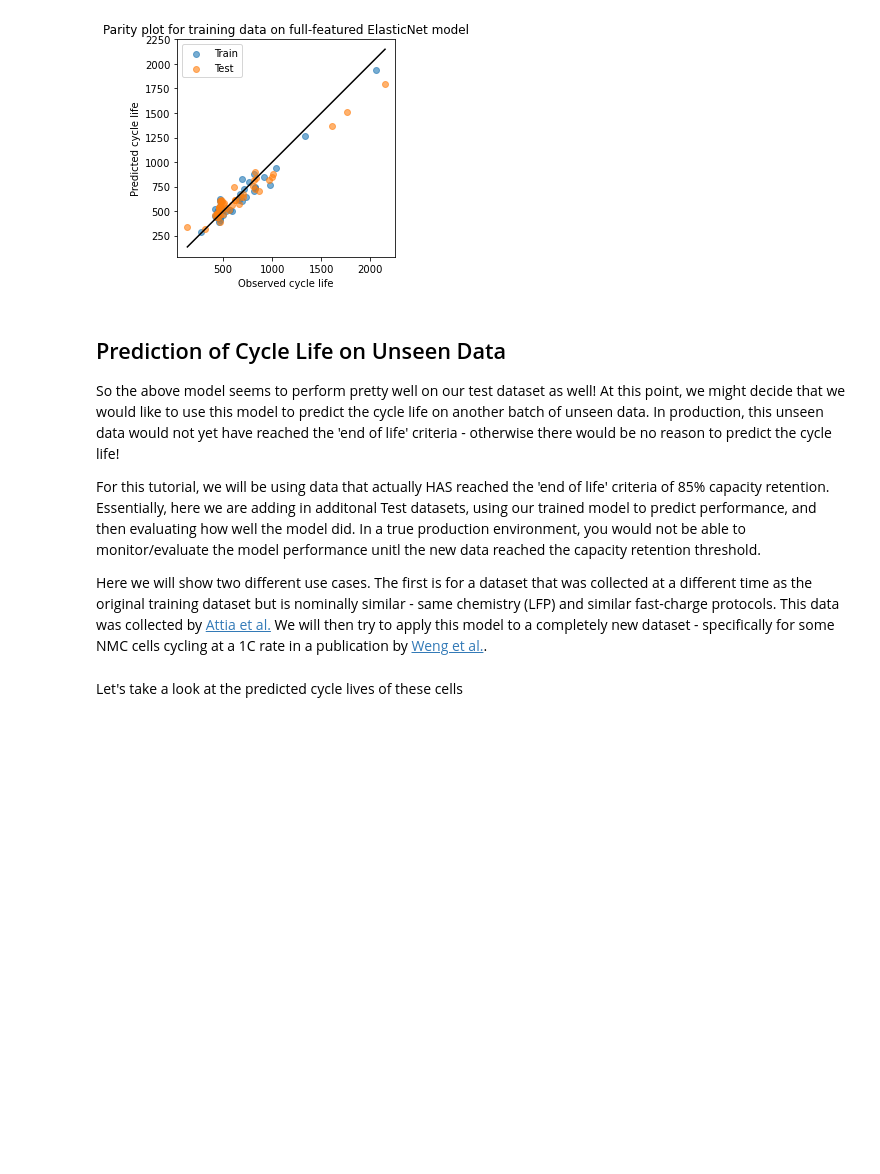
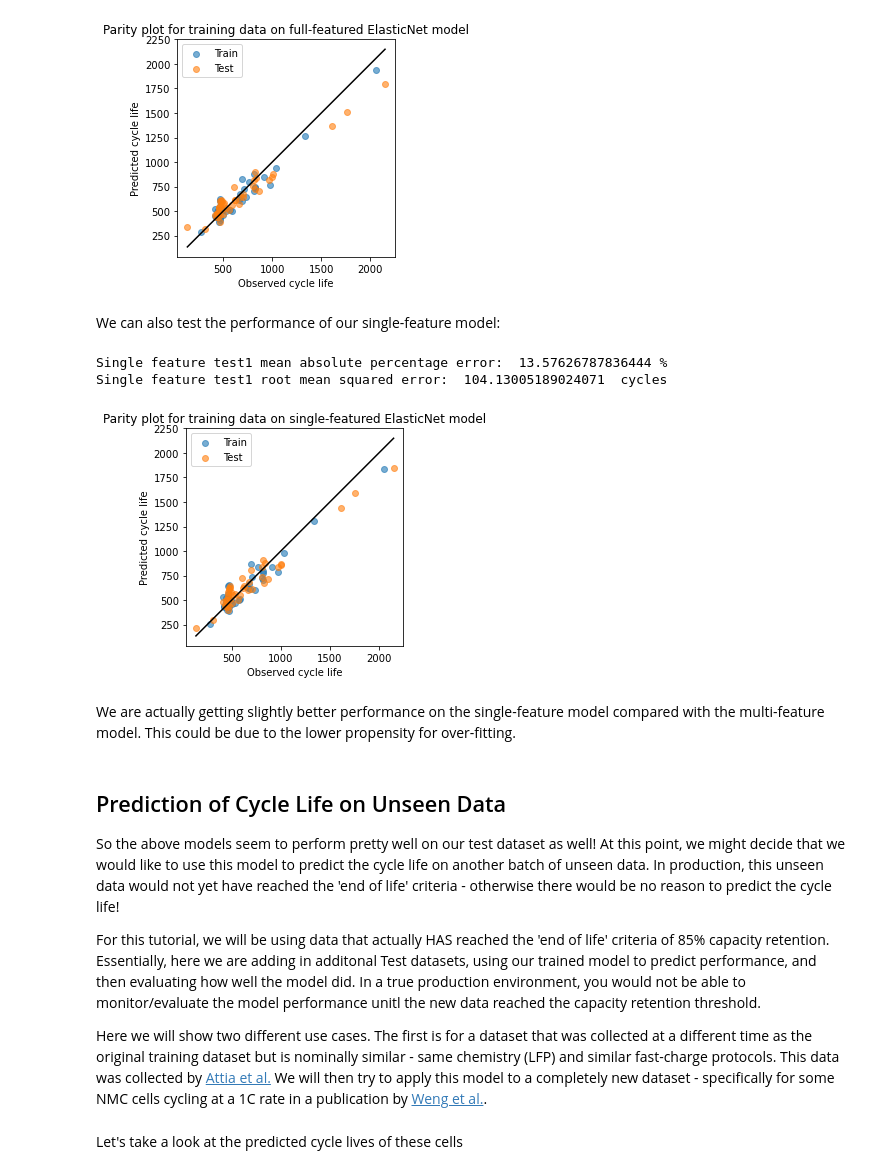
Before and after one commit to Voltaiq/vce_Cycle-Life-Prediction-Tutorial_1451ae38, a Jupyter notebook: main.ipynb, the cells around one changed output. Drawn from its saved outputs; the diff is of its cells as text; code cells hidden in the pictures; blank space fills up the shorter version.

```diff
--- a/main.ipynb
+++ b/main.ipynb
@@ -312,11 +349,34 @@ plt.axis('square')
 plt.show()
 # %% [output]
 [figure]
+# %% [markdown]
+We can also test the performance of our single-feature model:
 # %%
-# test the (two models???) on the severson test dataset
+predict_test1_single = pipe_single.predict(np.array(X_test1.var_deltaQ).reshape(-1, 1))
+test1_mape_single = 100*mean_absolute_percentage_error(np.power(10, y_test1), np.power(10, predict_test1_single))
+test1_rmse_single = mean_squared_error(np.power(10, y_test1), np.power(10, predict_test1_single), squared=False)
+print("Single feature test1 mean absolute percentage error: ", test1_mape_single, "%")
+print("Single feature test1 root mean squared error: ", test1_rmse_single, " cycles")
+plt.scatter(10**y_train,10**predicted_train_cycle_life, alpha = 0.6, label="Train")
+plt.scatter(10**y_test1,10**predict_test1_single, alpha = 0.6, label="Test")
+min_axis = 10**min([min(y_train),min(predicted_train_cycle_life),min(y_test1),min(predict_test1_single)])
+max_axis = 10**max([max(y_train),max(predicted_train_cycle_life),max(y_test1),max(predict_test1_single)])
+plt.plot([min_axis,max_axis],[min_axis,max_axis],'k')
+plt.xlabel('Observed cycle life')
+plt.ylabel('Predicted cycle life')
+plt.title("Parity plot for training data on single-featured ElasticNet model")
+plt.legend()
+plt.axis('square')
+plt.show()
+# %% [output]
+Single feature test1 mean absolute percentage error:  13.57626787836444 %
+Single feature test1 root mean squared error:  104.13005189024071  cycles
+[figure, added]
+# %% [markdown]
+We are actually getting slightly better performance on the single-feature model compared with the multi-feature model. This could be due to the lower propensity for over-fitting.
 # %% [markdown]
 ## Prediction of Cycle Life on Unseen Data
-So the above model seems to perform pretty well on our test dataset as well! At this point, we might decide that we would like to use this model to predict the cycle life on another batch of unseen data. In production, this unseen data would not yet have reached the 'end of life' criteria - otherwise there would be no reason to predict the cycle life!
+So the above models seem to perform pretty well on our test dataset as well! At this point, we might decide that we would like to use this model to predict the cycle life on another batch of unseen data. In production, this unseen data would not yet have reached the 'end of life' criteria - otherwise there would be no reason to predict the cycle life!
 
 For this tutorial, we will be using data that actually HAS reached the 'end of life' criteria of 85% capacity retention. Essentially, here we are adding in additonal Test datasets, using our trained model to predict performance, and then evaluating how well the model did. In a true production environment, you would not be able to monitor/evaluate the model performance unitl the new data reached the capacity retention threshold.
 
```
Also changed, not shown: parts of 22 cells of this notebook.
